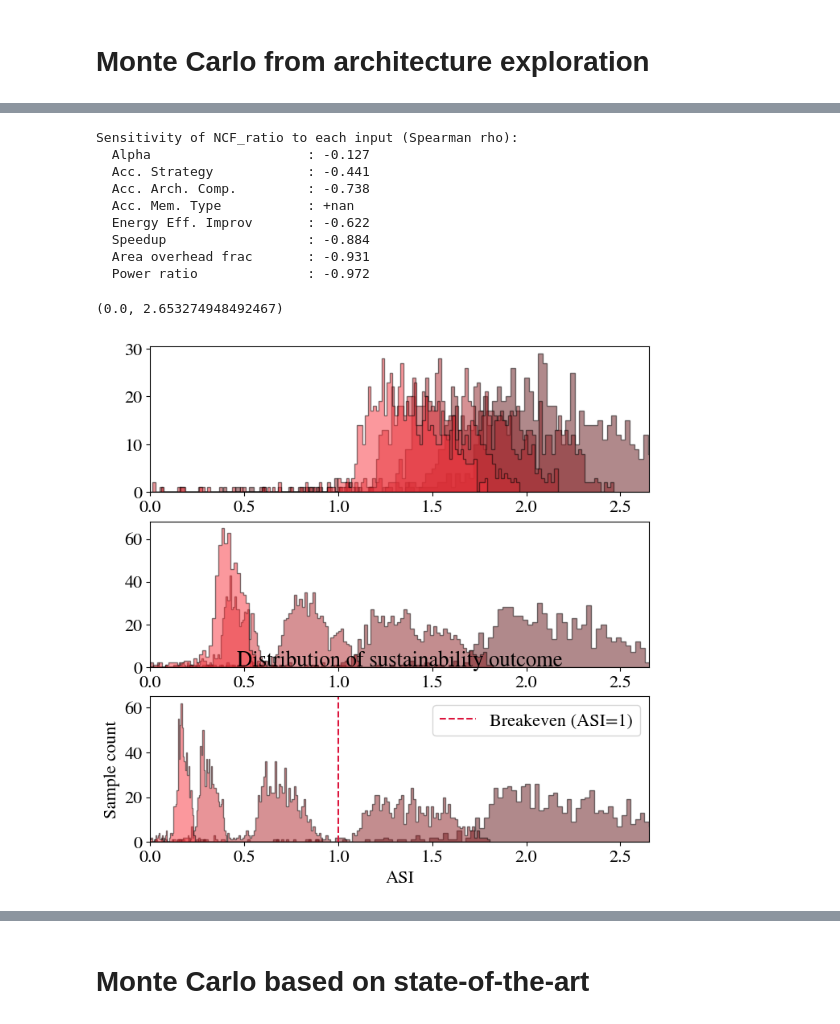
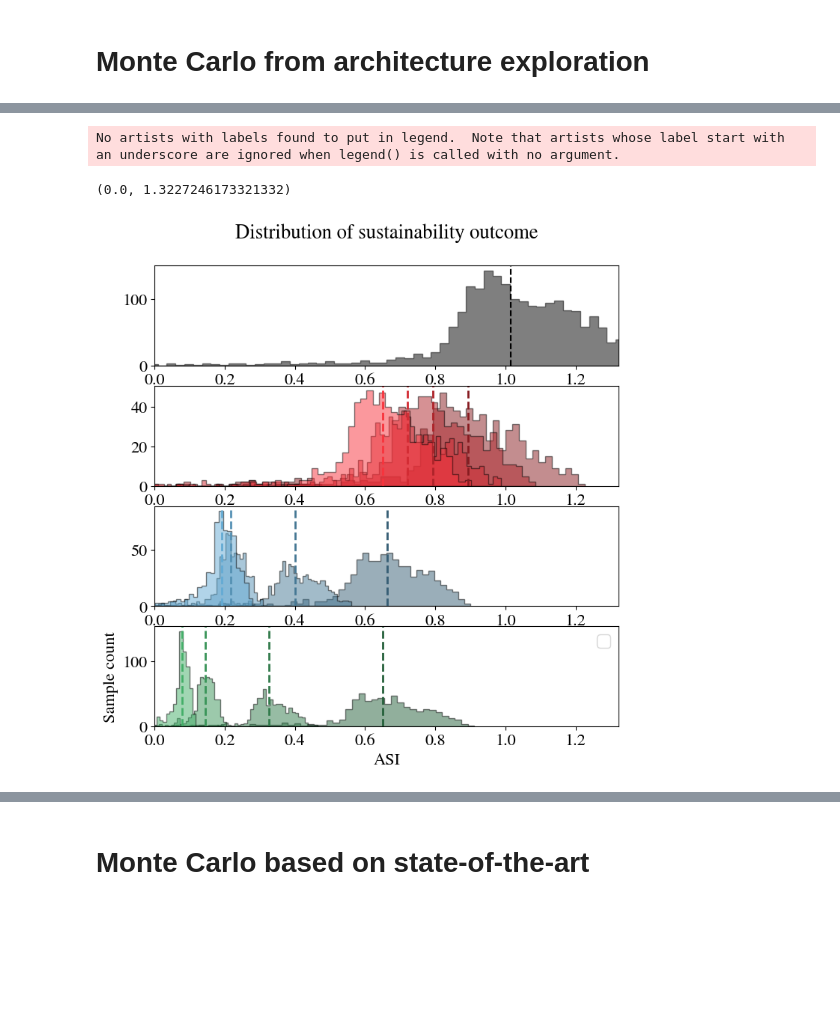
Before and after one commit to PolMaistriaux/IoT_Node_Modeling, a Jupyter notebook: Test_new_applications/Notebook_ASI_Framework.ipynb, the cells around one changed output, grey strips where cells are left out. Cells and saved outputs as stored; diff of their text form; code cells hidden in the pictures; blank space fills up the shorter version.

```diff
--- a/Test_new_applications/Notebook_ASI_Framework.ipynb
+++ b/Test_new_applications/Notebook_ASI_Framework.ipynb
@@ -154,7 +155,7 @@ soa_energy_ratio  = soa_Energy  / baseline_energy
 soa_latency_ratio = soa_Latency / baseline_latency
 soa_speedup_ratio = 1/(soa_latency_ratio)
 # %%
-analysis_Mem_type  = np.array([0]) # 0: 1xSP SRAM,   1: 2xSP SRAM, 2: 2xHalf-size SP SRAM,  3: 1xDP SRAM
+analysis_Mem_type  = np.array([1]) # 0: 1xSP SRAM,   1: 2xSP SRAM, 2: 2xHalf-size SP SRAM,  3: 1xDP SRAM
 analysis_nMem_type = len(analysis_Mem_type)
 # %%
 
@@ -341,9 +360,9 @@ ax[1].grid(True, which='both', linestyle='--', alpha=0.7)
 
 for k in range(3):
     for i in range(arch_Dim):
-        for j in analysis_Mem_type:
-            p = ax[0].plot(alpha_studied,   theor_ncf_res[:,k,i,j,0],   color = listColor[i] , linestyle ='-')
-            p = ax[0].plot(alpha_studied,   theor_ncf_res[:,k,i,j,1],   color = listColor[i] , linestyle ='--')
+        for d, j in enumerate(analysis_Mem_type):
+            p = ax[0].plot(alpha_studied,   theor_ncf_res[:,k,i,d,0],   color = listColor[i] , linestyle ='-')
+            p = ax[0].plot(alpha_studied,   theor_ncf_res[:,k,i,d,1],   color = listColor[i] , linestyle ='--')
 
 # Add our accelerator
 for i in range(soa_area_ratio.shape[0]):
@@ -366,6 +385,9 @@ ax[1].set_xlabel("Alpha")
 ax[0].set_ylabel("NCF")
 ax[1].set_ylabel("NCF")
 ax[0].legend()
+
+ax[0].set_ylim([0,1.5])
+ax[1].set_ylim([0,1.5])
 # Add legend
 fig.tight_layout()
 plt.show()
@@ -377,7 +399,8 @@ No artists with labels found to put in legend.  Note that artists whose label st
 # %%
 N = 10000
 
-mc_Mem_type  = np.array([0]) # 0: 1xSP SRAM,   1: 2xSP SRAM, 2: 2xHalf-size SP SRAM,  3: 1xDP SRAM
+
+mc_Mem_type  = np.array([1]) # 0: 1xSP SRAM,   1: 2xSP SRAM, 2: 2xHalf-size SP SRAM,  3: 1xDP SRAM
 mc_nMem_type = len(mc_Mem_type)
 
 # Random architecture selection
@@ -414,4 +437,6 @@ mc_alpha = rng.uniform(low=0.001, high=0.99, size=N)
 # 3. XASI METRIC
 # ----------------------------------------------------------------------
 mc_asi_res     = asi_function(alpha=mc_alpha, area_ratio=mc_area_ratio, power_ratio=mc_power_ratio,print=False)
+mc_ncf_fw_res  = (mc_area_ratio* (mc_alpha)) +  (mc_energy_ratio   * (1-mc_alpha))
+mc_ncf_ft_res  = (mc_area_ratio* (mc_alpha)) +  (mc_power_ratio    * (1-mc_alpha))
 # %%
@@ -554,52 +561,30 @@ Alpha-independent region breakdown (hardware uncertainty only):
-# %%
-inputs = {
-
-    'Acc. Strategy'         : mc_strat,
-    'Acc. Arch. Comp.'      : mc_arch,
-    'Acc. Mem. Type'        : mc_mem,
-
-    'Area overhead frac'    : mc_area_overhead,
-    'Speedup'               : mc_speedup_ratio,
-    'Energy Eff. Improv'    : 1/mc_energy_ratio,
-    'Power ratio'           : mc_power_ratio,
-    'Alpha'                 : mc_alpha,
-}
-
-sensitivities = {}
-for name, x in inputs.items():
-    rho, _ = stats.spearmanr(x, mc_asi_res)
-    sensitivities[name] = rho
-
-print("Sensitivity of NCF_ratio to each input (Spearman rho):")
-for name, rho in sorted(sensitivities.items(), key=lambda kv: -(kv[1])):
-    print(f"  {name:25s}: {rho:+.3f}")
-# %% [output]
-Sensitivity of NCF_ratio to each input (Spearman rho):
-  Alpha                    : -0.127
-  Acc. Strategy            : -0.441
-  Acc. Arch. Comp.         : -0.738
-  Acc. Mem. Type           : +nan
-  Energy Eff. Improv       : -0.622
-  Speedup                  : -0.884
-  Area overhead frac       : -0.931
-  Power ratio              : -0.972
 # %%
-fig, axes = plt.subplots(3, 1, figsize=(8, 8))
+fig, axes = plt.subplots(4, 1, figsize=(8, 8))
 
 # (a) NCF ratio distribution
 ax = axes
+idx = np.where((mc_arch==0))
+distr = mc_asi_res[idx]
+ax[0].hist(distr, bins=120,color = "black", edgecolor="black" , alpha=0.5,histtype='stepfilled',  fill=True,linewidth = 1) # ec='black',
+ax[0].axvline(np.median(distr), color='black', linestyle='--', linewidth=1.5)
 for i in range(3):
-    for j in range(arch_Dim):
-        ax[i].hist(mc_asi_res[np.where((mc_strat==i) & (mc_arch==j)) ], bins=120, color=color_array[0,j] , alpha=0.5,histtype='stepfilled', ec='black')
+    for j in range(1,arch_Dim):
+        idx = np.where((mc_strat==i) & (mc_arch==j))
+        distr = mc_asi_res[idx]
+        ax[i+1].hist(distr, bins=120,color = color_array[i,j], edgecolor="black" , alpha=0.5,histtype='stepfilled',  fill=True)
+        ax[i+1].axvline(np.median(distr), color=color_array[i,j], linestyle='--', linewidth=2)
 
-ax[2].set_xlabel('ASI')
-ax[2].set_ylabel('Sample count')
-ax[2].set_title(f'Distribution of sustainability outcome\n')
-ax[2].axvline(1.0, color='crimson', linestyle='--', linewidth=1.5, label='Breakeven (ASI=1)')
-ax[2].legend()
+
+ax[0].set_title(f'Distribution of sustainability outcome\n')
+
+ax[3].set_xlabel('ASI')
+ax[3].set_ylabel('Sample count')
+ax[3].legend()
 ax[0].set_xlim(0, np.percentile(mc_asi_res, 99.5))
 ax[1].set_xlim(0, np.percentile(mc_asi_res, 99.5))
 ax[2].set_xlim(0, np.percentile(mc_asi_res, 99.5))
+ax[3].set_xlim(0, np.percentile(mc_asi_res, 99.5))
 # %% [output]
-(0.0, 2.653274948492467)
+No artists with labels found to put in legend.  Note that artists whose label start with an underscore are ignored when legend() is called with no argument.
+(0.0, 1.3227246173321332)
-[figure, old version]
+[figure, new version]
```
Also changed, not shown: parts of 15 cells of this notebook, 1 other file.
